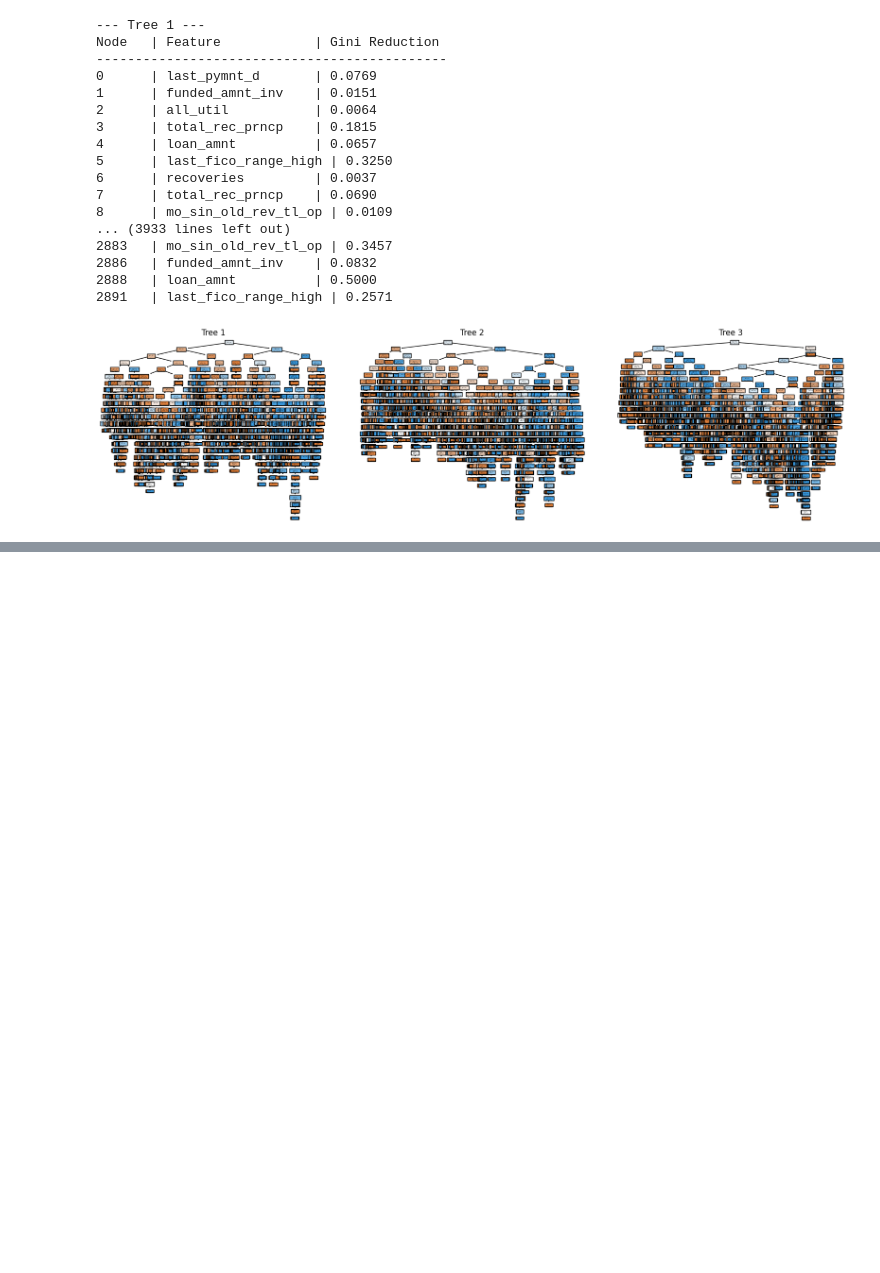
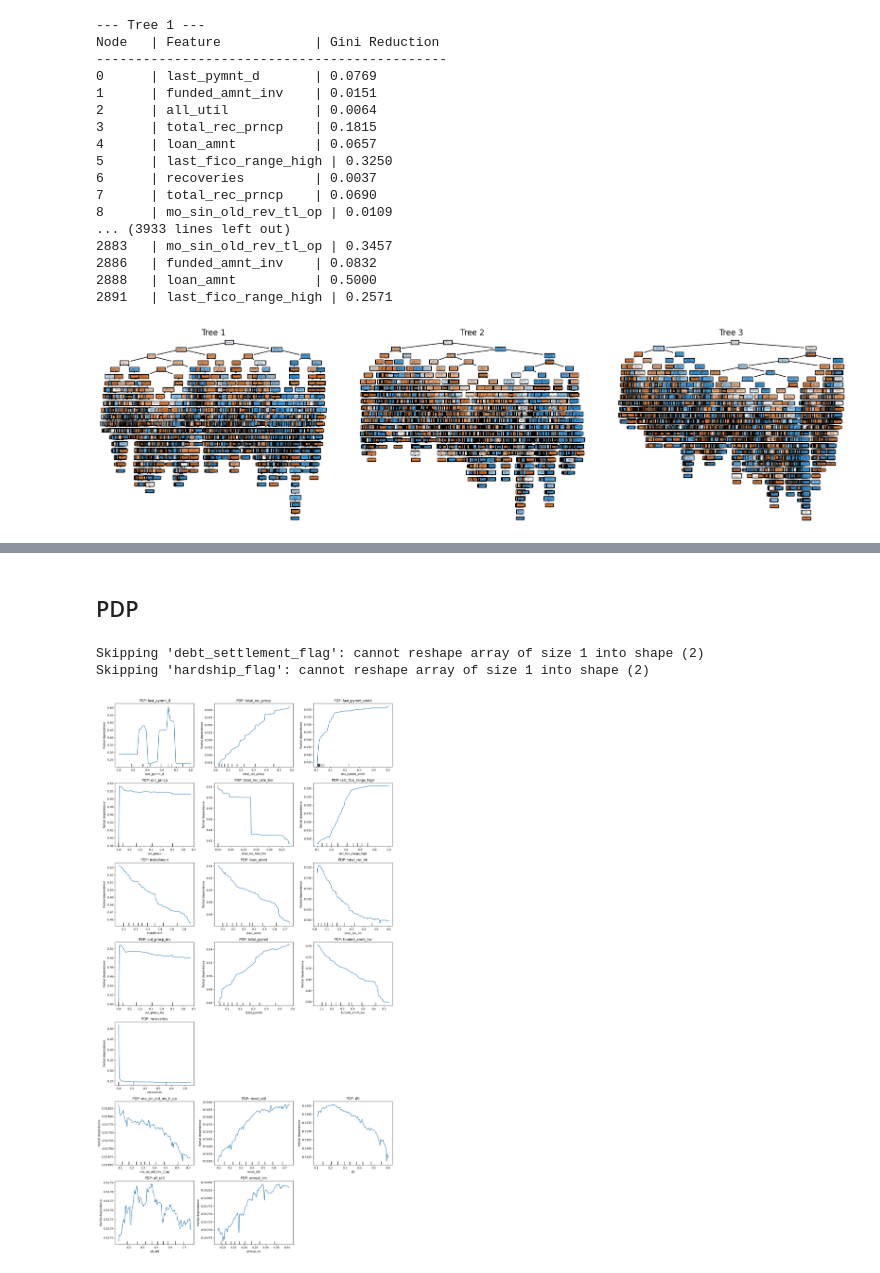
Before and after one commit to Farha-A/Credit-Scoring, a Jupyter notebook: notebooks/Arwa Random_Forest.ipynb, the cells around one changed output, grey strips where cells are left out. Saved outputs shown, nothing was run; the diff lists cells and outputs as text; code cells hidden in the pictures; blank space fills up the shorter version.

```diff
--- a/notebooks/Arwa Random_Forest.ipynb
+++ b/notebooks/Arwa Random_Forest.ipynb
@@ -327,0 +408,16 @@ Samples: 2
+# %%
+lime_explainer = lime.lime_tabular.LimeTabularExplainer(
+    training_data=np.array(X_train),
+    feature_names=X_train.columns,
+    class_names=['Not Terminated', 'Terminated'],
+    mode='classification'
+)
+
+i = 0
+exp = lime_explainer.explain_instance(
+    X_test.iloc[i],
+    rf_model.predict_proba,
+    num_features=10
+)
+
+exp.show_in_notebook(show_table=True)
@@ -327,0 +448,34 @@ Samples: 2
+# %% [markdown]
+##  PDP
+# %%
+numeric_features = [col for col in X_test.columns if pd.api.types.is_numeric_dtype(X_test[col])]
+
+n_cols = 3
+n_rows = (len(numeric_features) + n_cols - 1) // n_cols
+
+fig, axes = plt.subplots(n_rows, n_cols, figsize=(5 * n_cols, 4 * n_rows))
+axes = axes.flatten()
+
+for i, feature in enumerate(numeric_features):
+    try:
+        PartialDependenceDisplay.from_estimator(
+            rf_model,
+            X_test,
+            [feature],
+            ax=axes[i]
+        )
+        axes[i].set_title(f"PDP: {feature}")
+    except Exception as e:
+        print(f"Skipping '{feature}': {e}")
+        fig.delaxes(axes[i])
+
+# Remove unused subplots
+for j in range(i + 1, len(axes)):
+    fig.delaxes(axes[j])
+
+plt.tight_layout()
+plt.show()
+# %% [output]
+Skipping 'debt_settlement_flag': cannot reshape array of size 1 into shape (2)
+Skipping 'hardship_flag': cannot reshape array of size 1 into shape (2)
+[figure, added]
```
Also changed, not shown: parts of 27 cells of this notebook.
